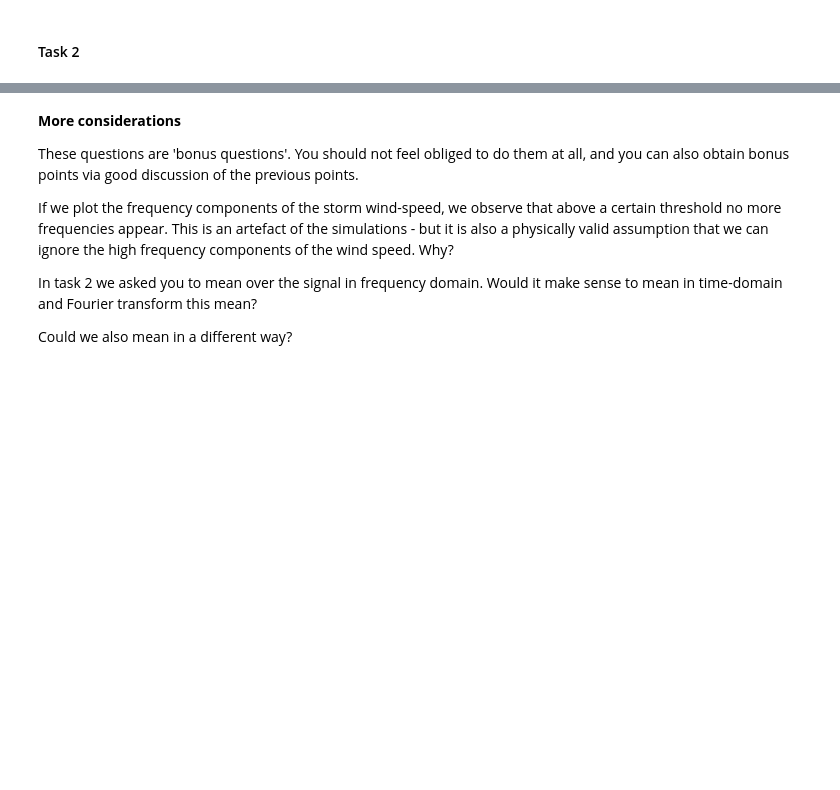
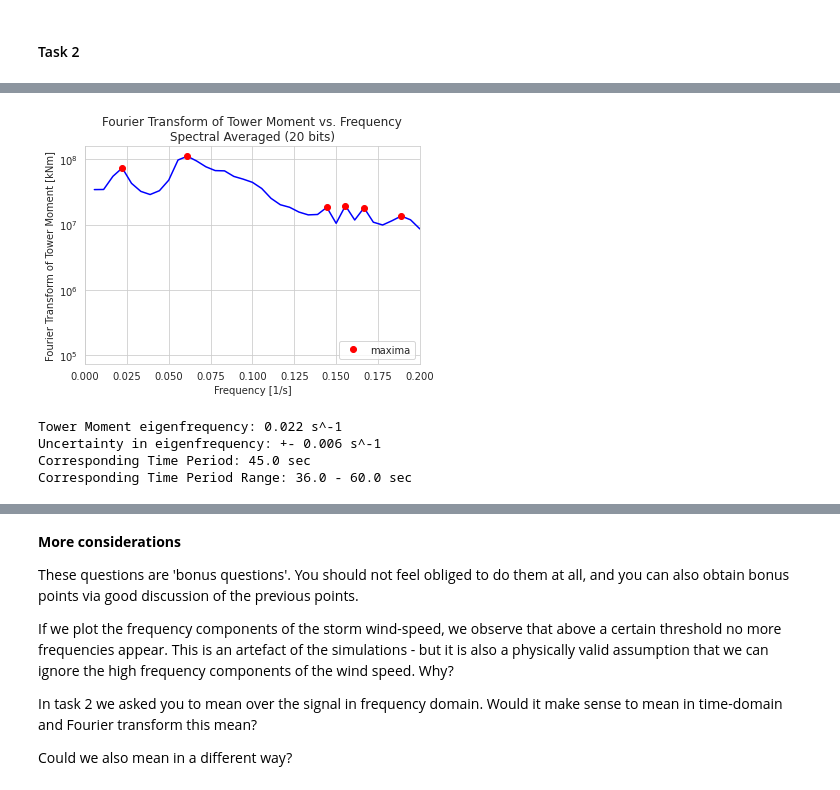
Before and after one commit to smilex555/phys718-hwp, a Jupyter notebook: project3/Project_3_physics718_wind_2_students.ipynb, the cells around one changed output, grey strips where cells are left out. Saved outputs shown, nothing was run; the diff lists cells and outputs as text; code cells hidden in the pictures; blank space fills up the shorter version.

```diff
--- a/project3/Project_3_physics718_wind_2_students.ipynb
+++ b/project3/Project_3_physics718_wind_2_students.ipynb
@@ -476,0 +559,30 @@ fig.show()
+# %%
+towerMomAvgDFT = spectralavgDFT(t, towerMom, 20)
+
+towerMomAvgDFTabsslice = towerMomAvgDFT[2][towerMomAvgDFT[3] < 0.2]
+towerMomAvgDFTfreqslice = towerMomAvgDFT[3][towerMomAvgDFT[3] < 0.2]
+
+maxind = np.where((towerMomAvgDFTabsslice[0:-2] <= towerMomAvgDFTabsslice[1:-1]) & (towerMomAvgDFTabsslice[2:] <= towerMomAvgDFTabsslice[1:-1]))[0] + 1
+
+plt.plot(towerMomAvgDFT[3][1:], towerMomAvgDFT[2][1:], color = 'blue')
+plt.plot(towerMomAvgDFT[3][maxind], towerMomAvgDFT[2][maxind], 'o', color = 'red', label = 'maxima')
+plt.title('Fourier Transform of Tower Moment vs. Frequency\nSpectral Averaged (20 bits)')
+plt.xlabel('Frequency [1/s]')
+plt.ylabel('Fourier Transform of Tower Moment [kNm s]')
+plt.xlim(0, 0.2)
+plt.yscale('log')
+plt.legend(loc = 'lower right')
+plt.show()
+
+eigenfreq = towerMomAvgDFT[3][maxind[0]]
+freqdelta = towerMomAvgDFT[3][1] - towerMomAvgDFT[3][0]
+print("Tower Moment eigenfrequency:", round(eigenfreq, 3), "s^-1")
+print("Uncertainty in eigenfrequency: +-", round(freqdelta, 3), "s^-1")
+print("Corresponding Time Period:", round(1/eigenfreq, 2), "sec")
+print("Corresponding Time Period Range:", round(1/(eigenfreq + freqdelta), 2), "-", round(1/(eigenfreq - freqdelta), 2), "sec")
+# %% [output]
+[figure, added]
+Tower Moment eigenfrequency: 0.022 s^-1
+Uncertainty in eigenfrequency: +- 0.006 s^-1
+Corresponding Time Period: 45.0 sec
+Corresponding Time Period Range: 36.0 - 60.0 sec
```
Also changed, not shown: parts of 21 cells of this notebook.
